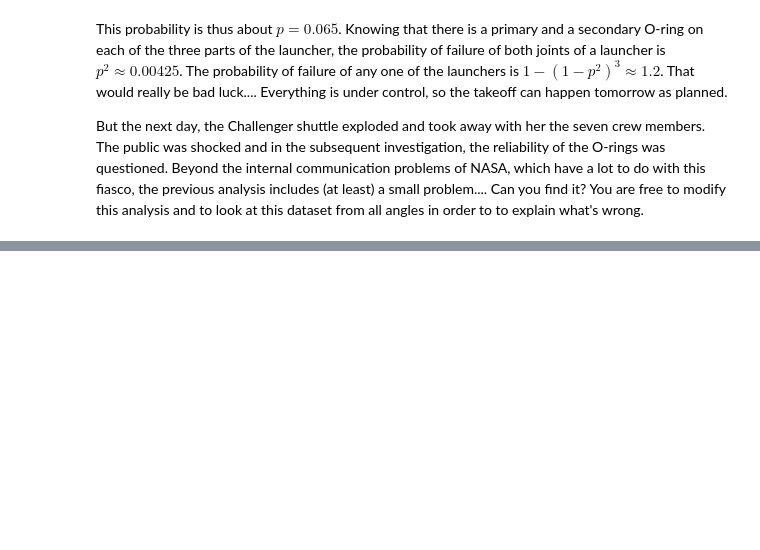
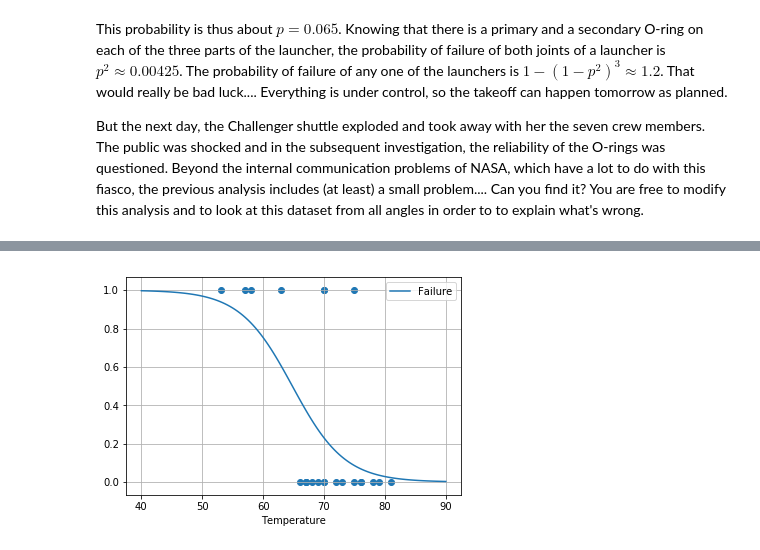
Before and after one commit to viniciuslazzari/smpe-2025, a Jupyter notebook: mooc/module2/challenger.ipynb, the cells around one changed output, grey strips where cells are left out. Drawn from its saved outputs; the diff is of its cells as text; code cells hidden in the pictures; blank space fills up the shorter version.

```diff
--- a/mooc/module2/challenger.ipynb
+++ b/mooc/module2/challenger.ipynb
@@ -164,0 +179,9 @@ from all angles in order to to explain what's wrong.
+# %%
+import statsmodels.api as sm
+
+data['Failure'] = (data['Malfunction'] >= 1).astype(int)
+data["Intercept"] = 1
+
+logmodel_temp=sm.GLM(data['Failure'], data[['Intercept','Temperature']], family=sm.families.Binomial(sm.families.links.logit)).fit()
+
+logmodel_temp.summary()
@@ -164,0 +205,9 @@ from all angles in order to to explain what's wrong.
+# %%
+%matplotlib inline
+data_pred = pd.DataFrame({'Temperature': np.linspace(start=40, stop=90, num=121), 'Intercept': 1})
+data_pred['Failure'] = logmodel_temp.predict(data_pred[['Intercept','Temperature']])
+data_pred.plot(x="Temperature",y="Failure",kind="line")
+plt.scatter(x=data["Temperature"],y=data["Failure"])
+plt.grid(True)
+# %% [output]
+[figure, added]
```
Also changed, not shown: parts of 14 cells of this notebook.
